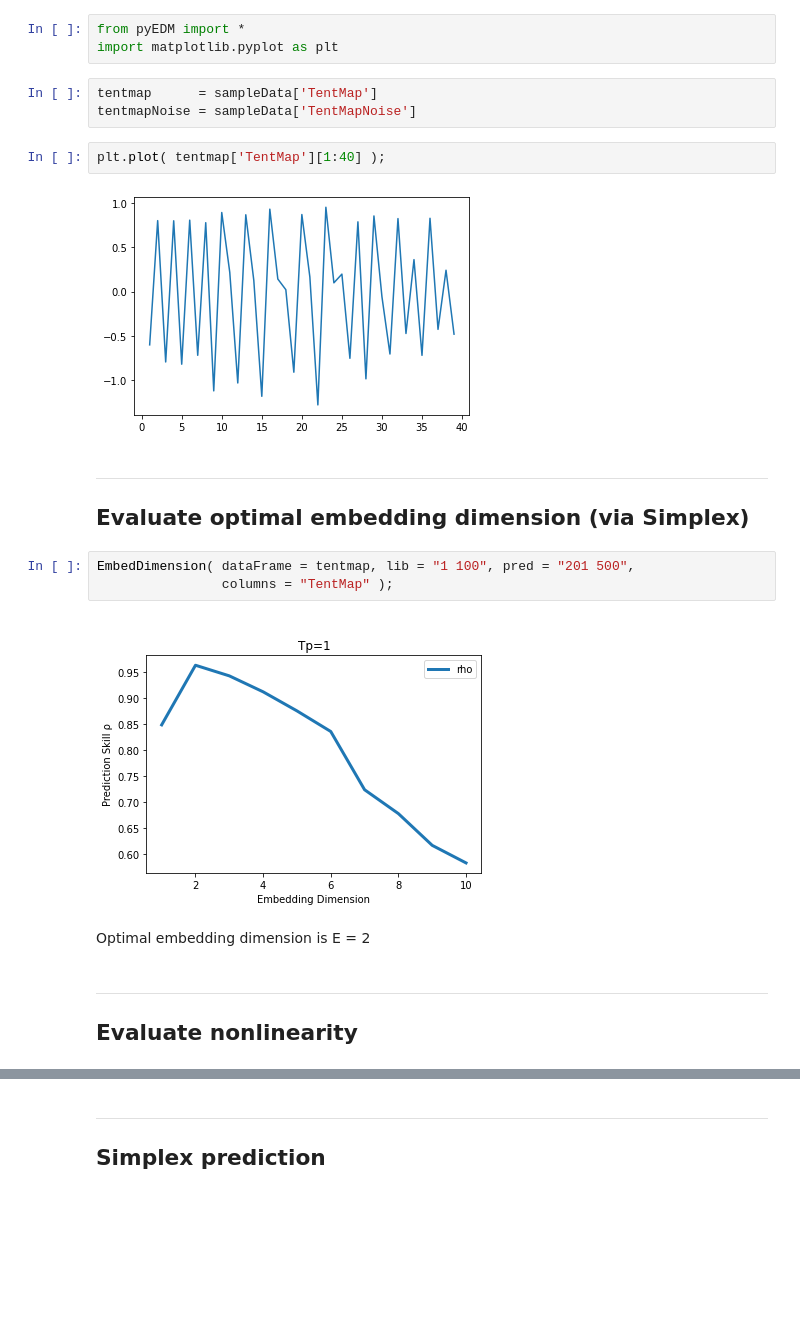
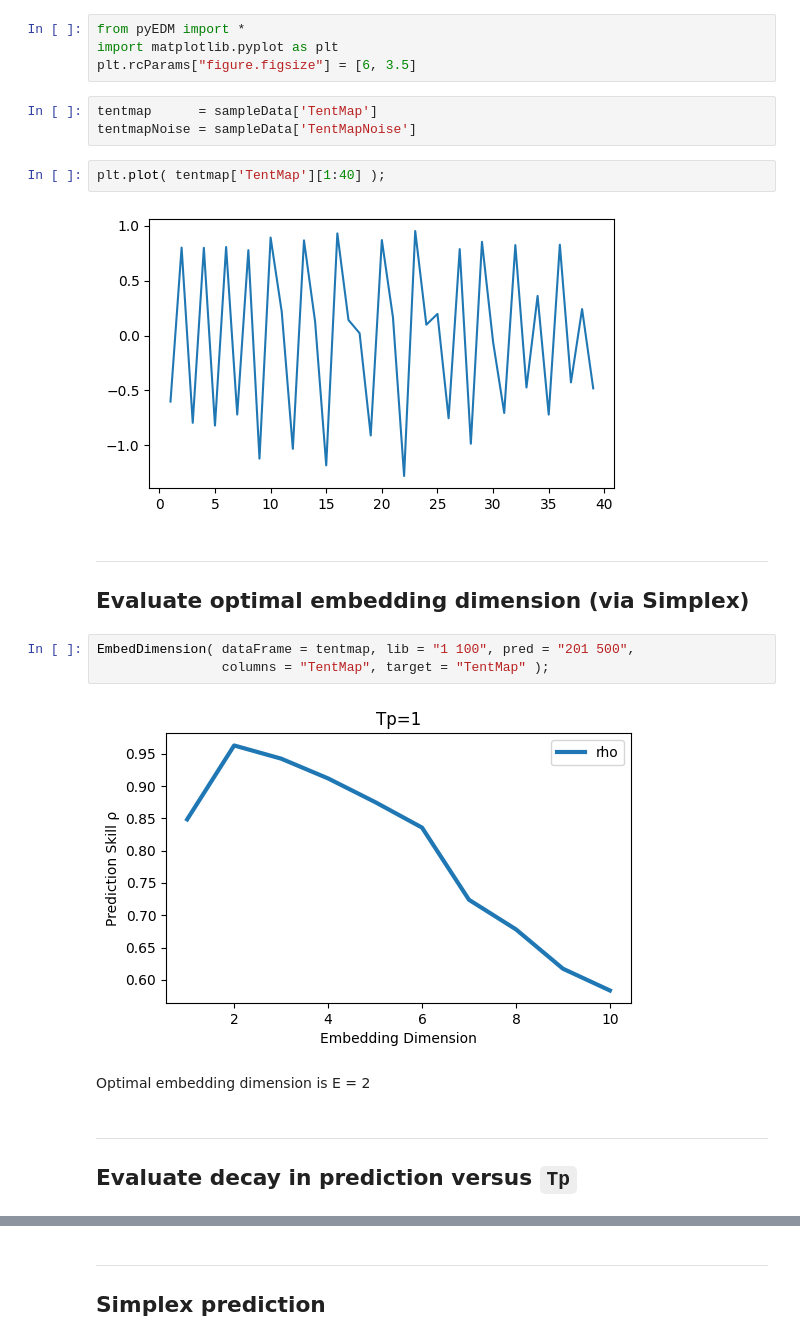
Before and after one commit to SugiharaLab/EDM_Documentation, a Jupyter notebook: docs/basic_examples.ipynb, the cells around one changed output, grey strips where cells are left out. Cells and saved outputs as stored; diff of their text form; blank space fills up the shorter version.

```diff
--- a/docs/basic_examples.ipynb
+++ b/docs/basic_examples.ipynb
@@ -3,27 +3,28 @@
 # %%
 from pyEDM import *
 import matplotlib.pyplot as plt
+plt.rcParams["figure.figsize"] = [6, 3.5]
 # %%
 tentmap      = sampleData['TentMap']
 tentmapNoise = sampleData['TentMapNoise']
 # %%
 plt.plot( tentmap['TentMap'][1:40] );
 # %% [output]
-[figure, old version]
+[figure, new version]
 # %% [markdown]
 ---
 
 ## Evaluate optimal embedding dimension (via Simplex)
 # %%
 EmbedDimension( dataFrame = tentmap, lib = "1 100", pred = "201 500",
-                columns = "TentMap" );
+                columns = "TentMap", target = "TentMap" );
 # %% [output]
-[figure, old version]
+[figure, new version]
 # %% [markdown]
 Optimal embedding dimension is E = 2
 # %% [markdown]
 ---
 
-## Evaluate nonlinearity
+## Evaluate decay in prediction versus `Tp`
 # %%
 PredictInterval( dataFrame = tentmap, lib = "1 100", pred = "251 500",
```
Also changed, not shown: parts of 15 cells of this notebook, 11 other files.
